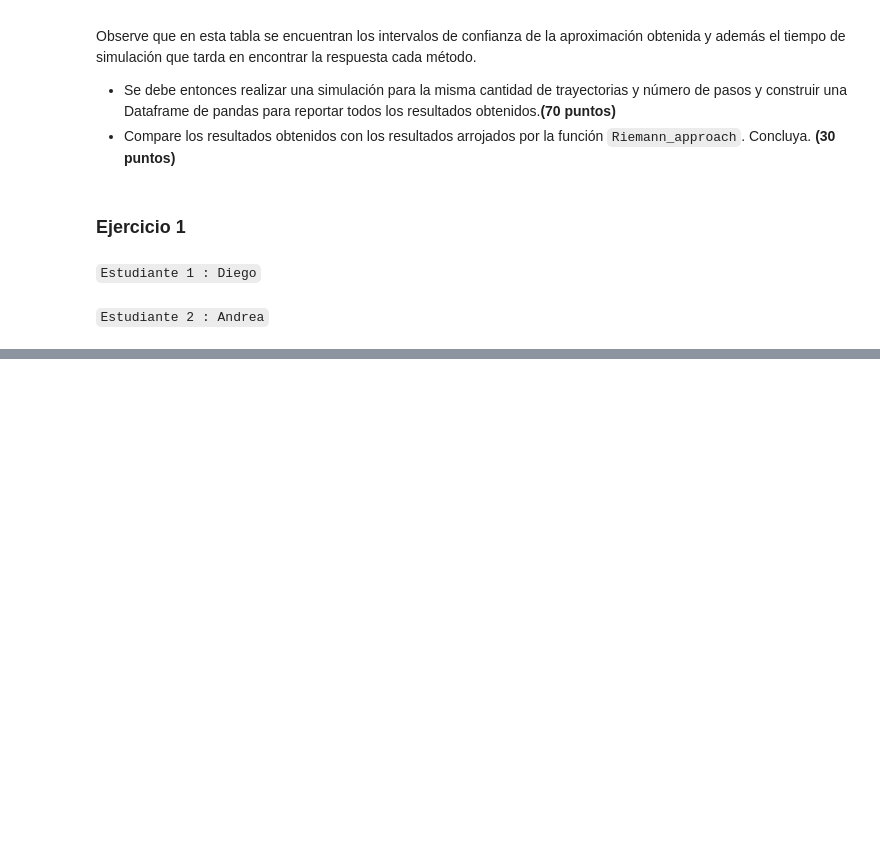
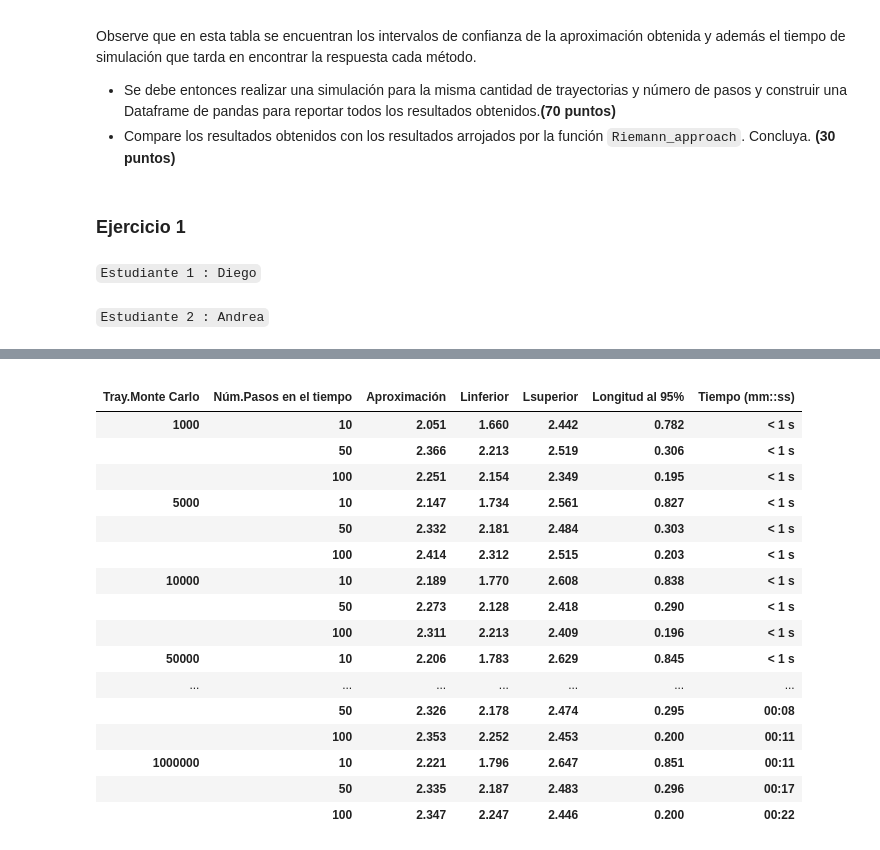
Before and after one commit to diegolazareno/Tarea9_DALopez_AFlores, a Jupyter notebook: Tarea9_DALopez_AFlores.ipynb, the cells around one changed output, grey strips where cells are left out. Drawn from its saved outputs; the diff is of its cells as text; code cells hidden in the pictures; blank space fills up the shorter version.

```diff
--- a/Tarea9_DALopez_AFlores.ipynb
+++ b/Tarea9_DALopez_AFlores.ipynb
@@ -32,0 +280,21 @@ Observe que en esta tabla se encuentran los intervalos de confianza de la aproxi
+# %%
+df_riemann_p
+# %% [output]
+|  |  |  |  |  |  |  |
+| Tray.Monte Carlo | Núm.Pasos en el tiempo | Aproximación | Linferior | Lsuperior | Longitud al 95% | Tiempo (mm::ss) |
+| 1000 | 10 | 2.051 | 1.660 | 2.442 | 0.782 | < 1 s |
+|  | 50 | 2.366 | 2.213 | 2.519 | 0.306 | < 1 s |
+|  | 100 | 2.251 | 2.154 | 2.349 | 0.195 | < 1 s |
+| 5000 | 10 | 2.147 | 1.734 | 2.561 | 0.827 | < 1 s |
+|  | 50 | 2.332 | 2.181 | 2.484 | 0.303 | < 1 s |
+|  | 100 | 2.414 | 2.312 | 2.515 | 0.203 | < 1 s |
+| 10000 | 10 | 2.189 | 1.770 | 2.608 | 0.838 | < 1 s |
+|  | 50 | 2.273 | 2.128 | 2.418 | 0.290 | < 1 s |
+|  | 100 | 2.311 | 2.213 | 2.409 | 0.196 | < 1 s |
+| 50000 | 10 | 2.206 | 1.783 | 2.629 | 0.845 | < 1 s |
+| ... | ... | ... | ... | ... | ... | ... |
+|  | 50 | 2.326 | 2.178 | 2.474 | 0.295 | 00:08 |
+|  | 100 | 2.353 | 2.252 | 2.453 | 0.200 | 00:11 |
+| 1000000 | 10 | 2.221 | 1.796 | 2.647 | 0.851 | 00:11 |
+|  | 50 | 2.335 | 2.187 | 2.483 | 0.296 | 00:17 |
+|  | 100 | 2.347 | 2.247 | 2.446 | 0.200 | 00:22 |
```
Also changed, not shown: parts of 14 cells of this notebook.
